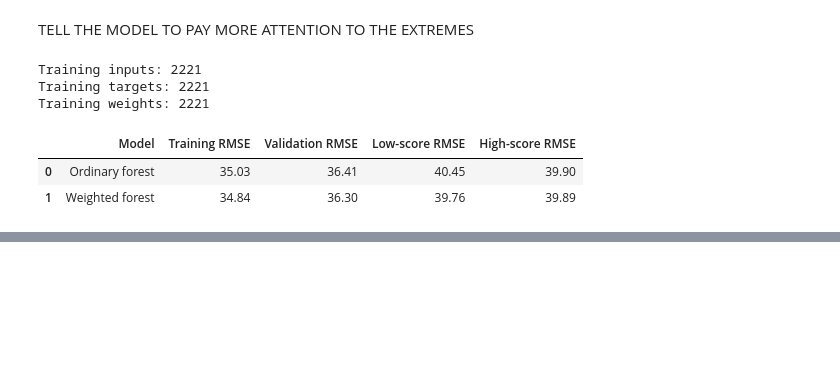
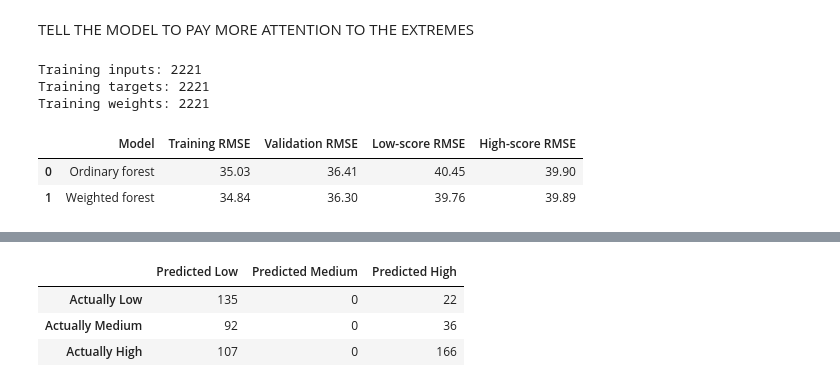
Before and after one commit to roberaBelachew/clarity_cpc2, a Jupyter notebook: clarity_cpc2.ipynb, the cells around one changed output, grey strips where cells are left out. Saved outputs shown, nothing was run; the diff lists cells and outputs as text; code cells hidden in the pictures; blank space fills up the shorter version.

Commit message:
confusion matrix

```diff
--- a/clarity_cpc2.ipynb
+++ b/clarity_cpc2.ipynb
@@ -1129,0 +1246,22 @@ Training weights: 2221
+# %%
+from sklearn.metrics import confusion_matrix
+
+actual_groups = understanding_group(y_weight_val)
+predicted_groups = gate.predict(X_weight_val)
+
+matrix = confusion_matrix(
+    actual_groups,
+    predicted_groups,
+    labels=[0, 1, 2],
+)
+
+display(pd.DataFrame(
+    matrix,
+    index=[f"Actually {name}" for name in group_names],
+    columns=[f"Predicted {name}" for name in group_names],
+))
+# %% [output]
+|  | Predicted Low | Predicted Medium | Predicted High |
+| Actually Low | 135 | 0 | 22 |
+| Actually Medium | 92 | 0 | 36 |
+| Actually High | 107 | 0 | 166 |
```
Also changed, not shown: parts of 2 cells of this notebook.
